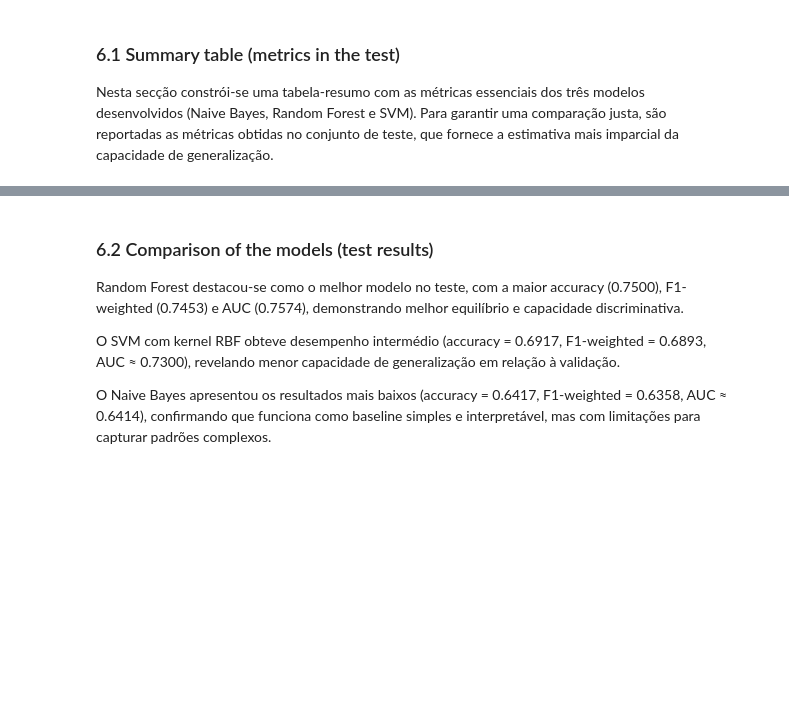
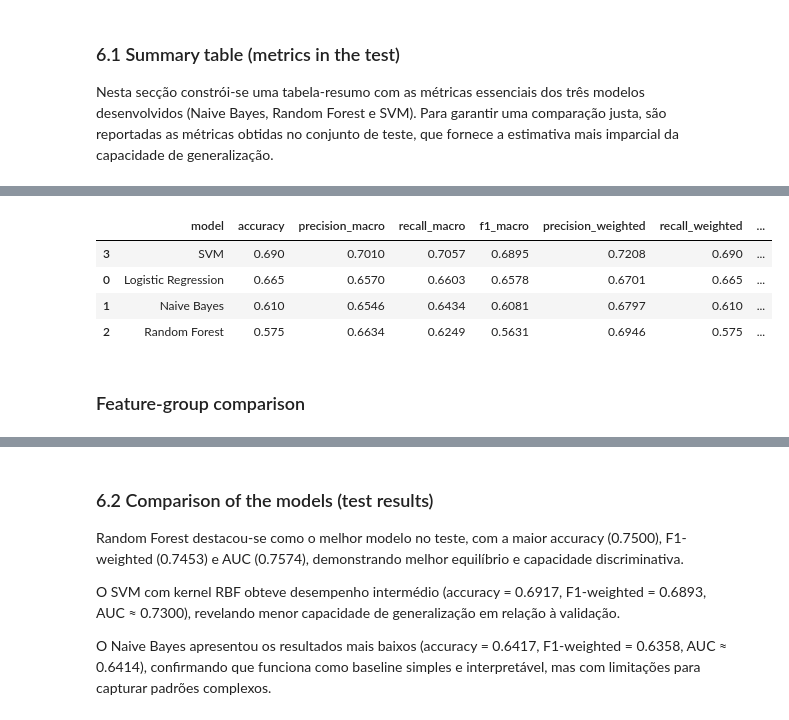
Before and after one commit to AQ675/wolf_Wallonie, a Jupyter notebook: Observação_de_lobos_na_região_de_Wallonie_na_Bélgica_50049898.ipynb, the cells around one changed output, grey strips where cells are left out. Cells and saved outputs as stored; diff of their text form; code cells hidden in the pictures; blank space fills up the shorter version.

```diff
--- a/Observação_de_lobos_na_região_de_Wallonie_na_Bélgica_50049898.ipynb
+++ b/Observação_de_lobos_na_região_de_Wallonie_na_Bélgica_50049898.ipynb
@@ -1610,0 +1769,51 @@ results_test.round(4)
+# %%
+from sklearn.base import clone
+
+# Evaluate the best tuned models on the temporal validation split
+
+temporal_models = {
+    "Logistic Regression": logreg_grid.best_estimator_,
+    "Naive Bayes": nb_grid.best_estimator_,
+    "Random Forest": rf_grid.best_estimator_,
+    "SVM": svm_grid.best_estimator_
+}
+
+temporal_results = []
+
+for model_name, model in temporal_models.items():
+
+    # Clone the model so the original trained models are not overwritten
+    temporal_model = clone(model)
+
+    # Fit only on older observations
+    temporal_model.fit(X_train_temporal, y_train_temporal)
+
+    # Predict newer observations
+    y_pred_temporal = temporal_model.predict(X_test_temporal)
+    y_proba_temporal = temporal_model.predict_proba(X_test_temporal)[:, 1]
+
+    metrics = evaluate_binary_classifier(
+        y_test_temporal,
+        y_pred_temporal,
+        y_proba_temporal
+    )
+
+    temporal_results.append({
+        "model": model_name,
+        **metrics
+    })
+
+results_temporal = pd.DataFrame(temporal_results).sort_values(
+    "f1_weighted",
+    ascending=False
+)
+
+results_temporal.round(4)
+# %% [output]
+|  | model | accuracy | precision_macro | recall_macro | f1_macro | precision_weighted | recall_weighted | ... |
+| 3 | SVM | 0.690 | 0.7010 | 0.7057 | 0.6895 | 0.7208 | 0.690 | ... |
+| 0 | Logistic Regression | 0.665 | 0.6570 | 0.6603 | 0.6578 | 0.6701 | 0.665 | ... |
+| 1 | Naive Bayes | 0.610 | 0.6546 | 0.6434 | 0.6081 | 0.6797 | 0.610 | ... |
+| 2 | Random Forest | 0.575 | 0.6634 | 0.6249 | 0.5631 | 0.6946 | 0.575 | ... |
+# %% [markdown]
+### Feature-group comparison
```
Also changed, not shown: parts of 21 cells of this notebook.
